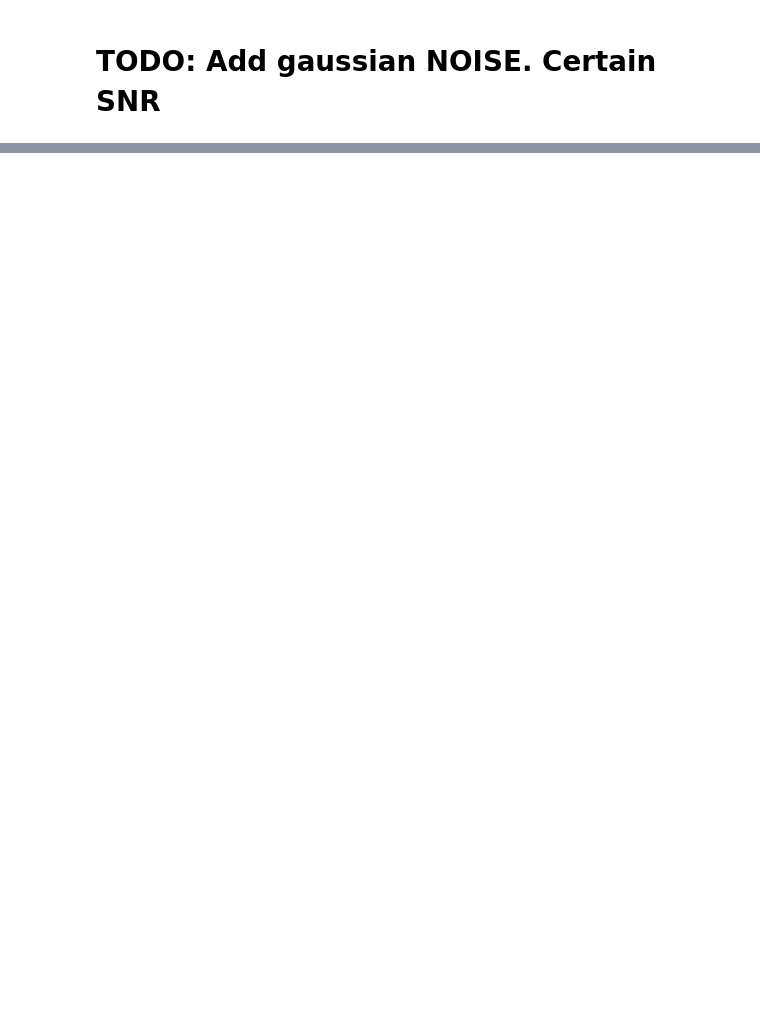
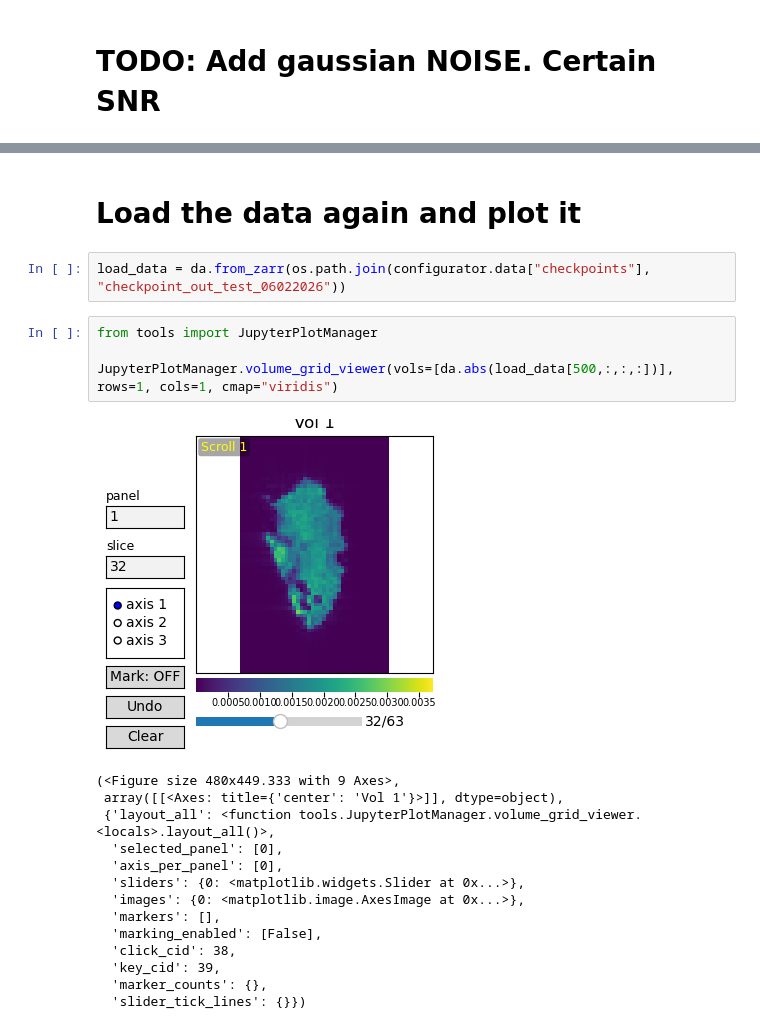
Before and after one commit to MRSI-HFMR-Group-Vienna/Synthetic_MRSI, a Jupyter notebook: code/main_notebook.ipynb, the cells around one changed output, grey strips where cells are left out. Drawn from its saved outputs; the diff is of its cells as text; blank space fills up the shorter version.

```diff
--- a/code/main_notebook.ipynb
+++ b/code/main_notebook.ipynb
@@ -1396,0 +673,23 @@ print("dask_labextension:", dask_labextension.__version__)
+# %% [markdown]
+# Load the data again and plot it
+# %%
+load_data = da.from_zarr(os.path.join(configurator.data["checkpoints"], "checkpoint_out_test_06022026"))
+# %%
+from tools import JupyterPlotManager
+
+JupyterPlotManager.volume_grid_viewer(vols=[da.abs(load_data[500,:,:,:])], rows=1, cols=1, cmap="viridis")
+# %% [output]
+[figure, added]
+(<Figure size 480x449.333 with 9 Axes>,
+ array([[<Axes: title={'center': 'Vol 1'}>]], dtype=object),
+ {'layout_all': <function tools.JupyterPlotManager.volume_grid_viewer.<locals>.layout_all()>,
+  'selected_panel': [0],
+  'axis_per_panel': [0],
+  'sliders': {0: <matplotlib.widgets.Slider at 0x...>},
+  'images': {0: <matplotlib.image.AxesImage at 0x...>},
+  'markers': [],
+  'marking_enabled': [False],
+  'click_cid': 38,
+  'key_cid': 39,
+  'marker_counts': {},
+  'slider_tick_lines': {}})
```
Also changed, not shown: parts of 135 cells of this notebook, 2 other files.
